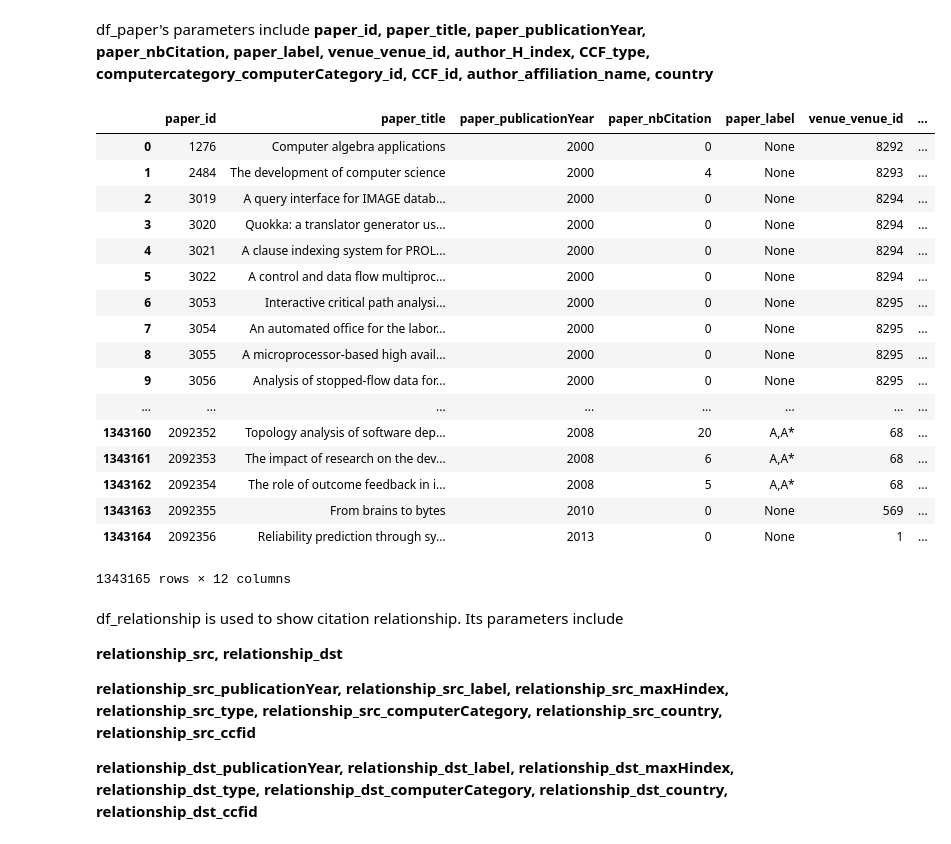
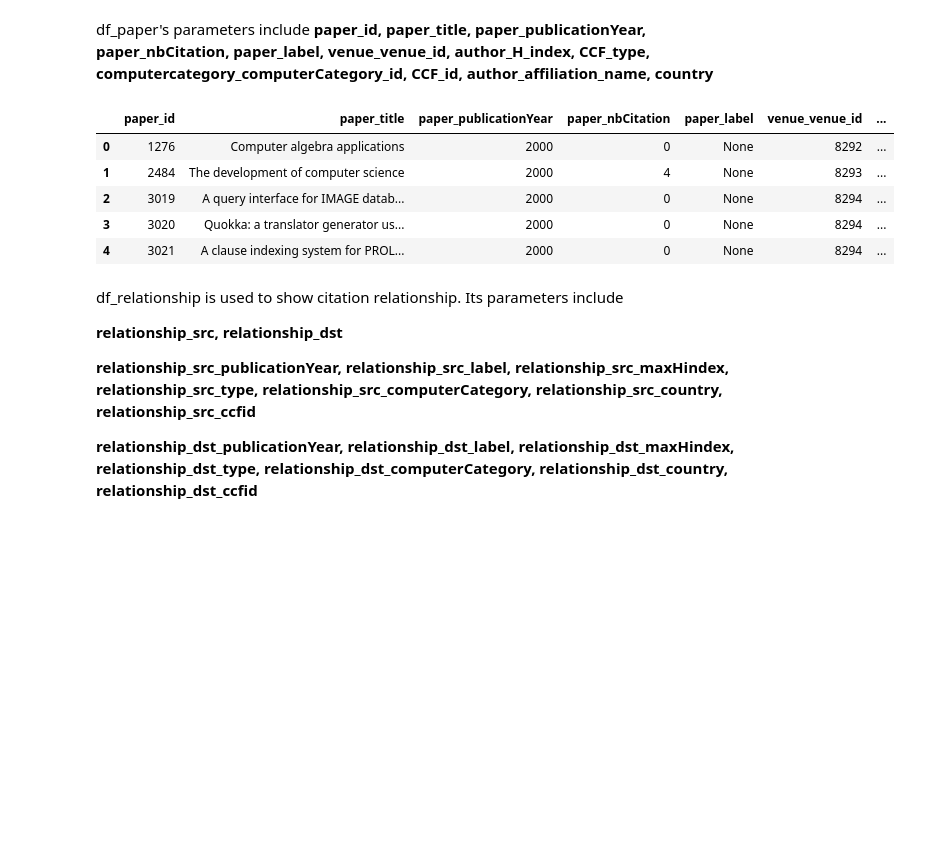
Before and after one commit to Jingfei-Han/citation_prediction, a Jupyter notebook: aminer_gai/myanalysis.ipynb, the cells around one changed output. Drawn from its saved outputs; the diff is of its cells as text; code cells hidden in the pictures; blank space fills up the shorter version.

```diff
--- a/aminer_gai/myanalysis.ipynb
+++ b/aminer_gai/myanalysis.ipynb
@@ -136,26 +138,14 @@ df_paper, df_relationship = generate_relationship(sql_ip, port, user, passwd, db
 # %% [markdown]
 df_paper's parameters include **paper_id, paper_title, paper_publicationYear, paper_nbCitation, paper_label, venue_venue_id, author_H_index, CCF_type, computercategory_computerCategory_id, CCF_id, author_affiliation_name, country**
 # %%
-df_paper #原始的paper信息加上最大作者H因子、J/C、计算机类别、CCF id、作者名、第一作者国家
+df_paper.head() #原始的paper信息加上最大作者H因子、J/C、计算机类别、CCF id、作者名、第一作者国家
 # %% [output]
 |  | paper_id | paper_title | paper_publicationYear | paper_nbCitation | paper_label | venue_venue_id | ... |
 | 0 | 1276 | Computer algebra applications | 2000 | 0 | None | 8292 | ... |
 | 1 | 2484 | The development of computer science | 2000 | 4 | None | 8293 | ... |
 | 2 | 3019 | A query interface for IMAGE datab... | 2000 | 0 | None | 8294 | ... |
 | 3 | 3020 | Quokka: a translator generator us... | 2000 | 0 | None | 8294 | ... |
 | 4 | 3021 | A clause indexing system for PROL... | 2000 | 0 | None | 8294 | ... |
-| 5 | 3022 | A control and data flow multiproc... | 2000 | 0 | None | 8294 | ... |
-| 6 | 3053 | Interactive critical path analysi... | 2000 | 0 | None | 8295 | ... |
-| 7 | 3054 | An automated office for the labor... | 2000 | 0 | None | 8295 | ... |
-| 8 | 3055 | A microprocessor-based high avail... | 2000 | 0 | None | 8295 | ... |
-| 9 | 3056 | Analysis of stopped-flow data for... | 2000 | 0 | None | 8295 | ... |
-| ... | ... | ... | ... | ... | ... | ... | ... |
-| 1343160 | 2092352 | Topology analysis of software dep... | 2008 | 20 | A,A* | 68 | ... |
-| 1343161 | 2092353 | The impact of research on the dev... | 2008 | 6 | A,A* | 68 | ... |
-| 1343162 | 2092354 | The role of outcome feedback in i... | 2008 | 5 | A,A* | 68 | ... |
-| 1343163 | 2092355 | From brains to bytes | 2010 | 0 | None | 569 | ... |
-| 1343164 | 2092356 | Reliability prediction through sy... | 2013 | 0 | None | 1 | ... |
-1343165 rows × 12 columns
 # %% [markdown]
 df_relationship is used to show citation relationship. Its parameters include
 
```
Also changed, not shown: parts of 20 cells of this notebook, 1 other file.
